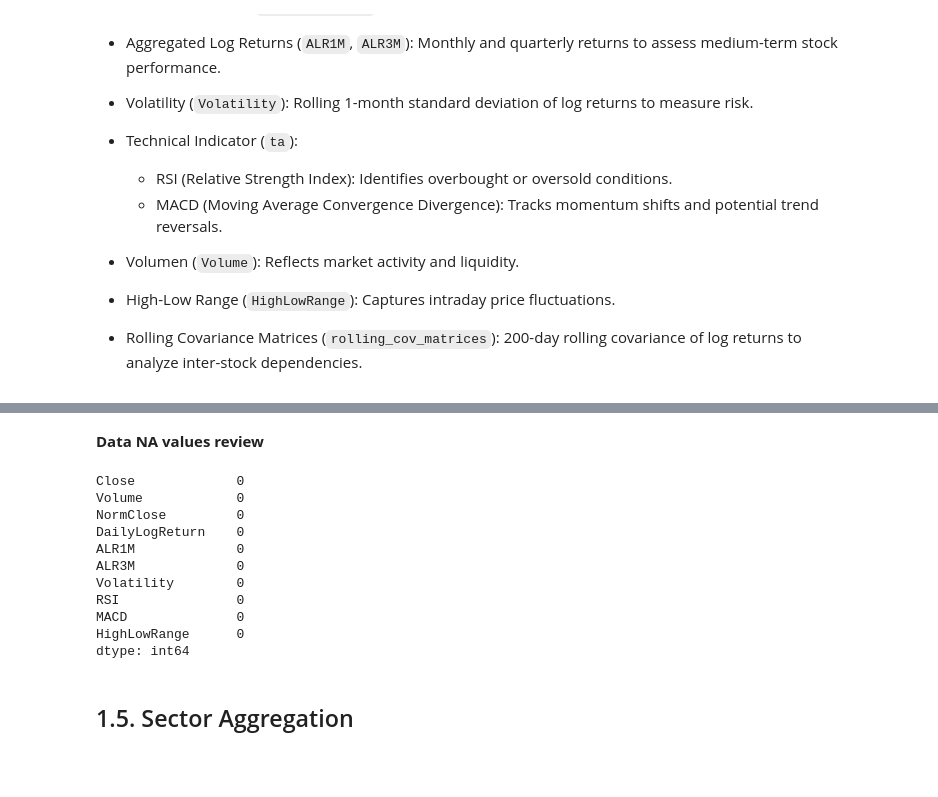
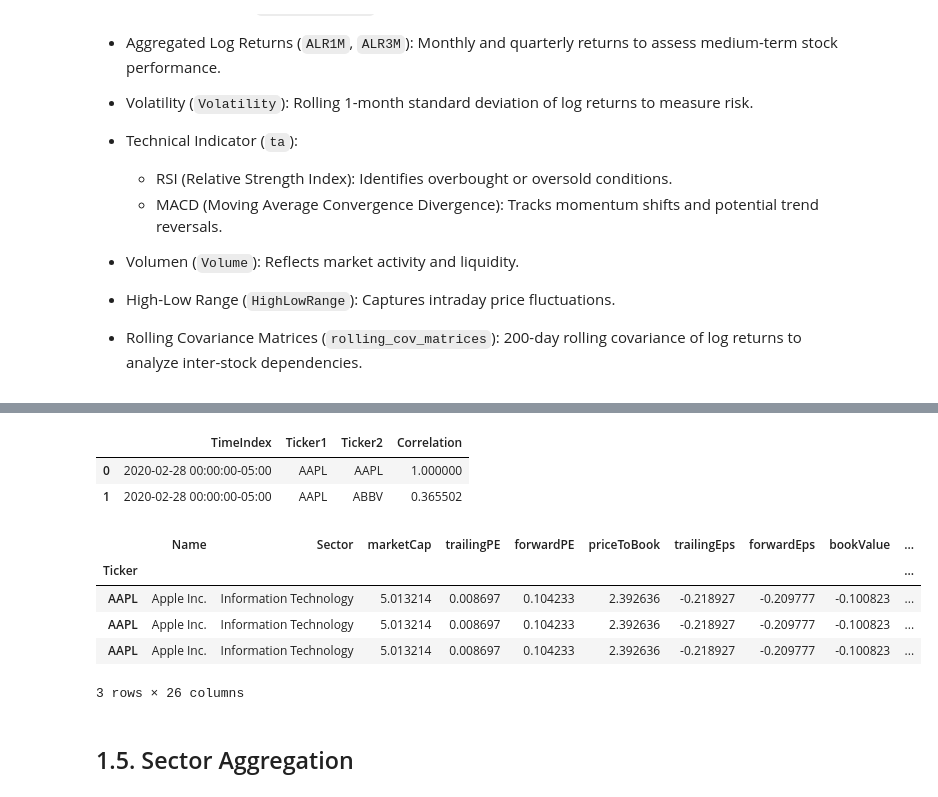
Before and after one commit to FernandaCladera/KnowledGraphs_StockMarketDynamics, a Jupyter notebook: notebooks/1_data_collection.ipynb, the cells around one changed output, grey strips where cells are left out. Saved outputs shown, nothing was run; the diff lists cells and outputs as text; code cells hidden in the pictures; blank space fills up the shorter version.

```diff
--- a/notebooks/1_data_collection.ipynb
+++ b/notebooks/1_data_collection.ipynb
@@ -190,19 +163,13 @@ AAPL   2020-03-18 00:00:00-04:00       -0.024784 -5.399936 -2.601216
        2020-03-24 00:00:00-04:00    0.066513  0.425719 -4.337227      3.253045
-# %% [markdown]
-**Data NA values review**
-# %%
-print(values.isna().sum())
-# %% [output]
-Close             0
-Volume            0
-NormClose         0
-DailyLogReturn    0
-ALR1M             0
-ALR3M             0
-Volatility        0
-RSI               0
-MACD              0
-HighLowRange      0
-dtype: int64
+# %%
+returns_df=pd.DataFrame(daily_returns)
+rolling_corr_matrices = returns_df.rolling(window=50).corr().dropna()
+long_corr_matrices = rolling_corr_matrices.stack().reset_index()
+long_corr_matrices.columns = ['TimeIndex', 'Ticker1', 'Ticker2', 'Correlation']
+long_corr_matrices.head(2)
+# %% [output]
+|  | TimeIndex | Ticker1 | Ticker2 | Correlation |
+| 0 | 2020-02-28 00:00:00-05:00 | AAPL | AAPL | 1.000000 |
+| 1 | 2020-02-28 00:00:00-05:00 | AAPL | ABBV | 0.365502 |
 # %%
 values.to_csv("../data/values.csv")
@@ -211,3 +178,17 @@ returns_df.to_csv("../data/daily_returns.csv")
+# %%
+#Merges of all the dataset:
+stocks_complete = stocks.merge(normalized_fundamentals, on="Ticker", how="left")
+stocks_complete = stocks_complete.merge(values, on="Ticker", how="left")
+stocks_complete.to_csv("../data/stocks_completed.csv", index=True)
+
+stocks_complete.head(3)
+# %% [output]
+|  | Name | Sector | marketCap | trailingPE | forwardPE | priceToBook | trailingEps | forwardEps | bookValue | ... |
+| Ticker |  |  |  |  |  |  |  |  |  | ... |
+| AAPL | Apple Inc. | Information Technology | 5.013214 | 0.008697 | 0.104233 | 2.392636 | -0.218927 | -0.209777 | -0.100823 | ... |
+| AAPL | Apple Inc. | Information Technology | 5.013214 | 0.008697 | 0.104233 | 2.392636 | -0.218927 | -0.209777 | -0.100823 | ... |
+| AAPL | Apple Inc. | Information Technology | 5.013214 | 0.008697 | 0.104233 | 2.392636 | -0.218927 | -0.209777 | -0.100823 | ... |
+3 rows × 26 columns
 # %% [markdown]
 ## 1.5. Sector Aggregation
 # %% [markdown]
```
Also changed, not shown: parts of 12 cells of this notebook, 16 other files.
